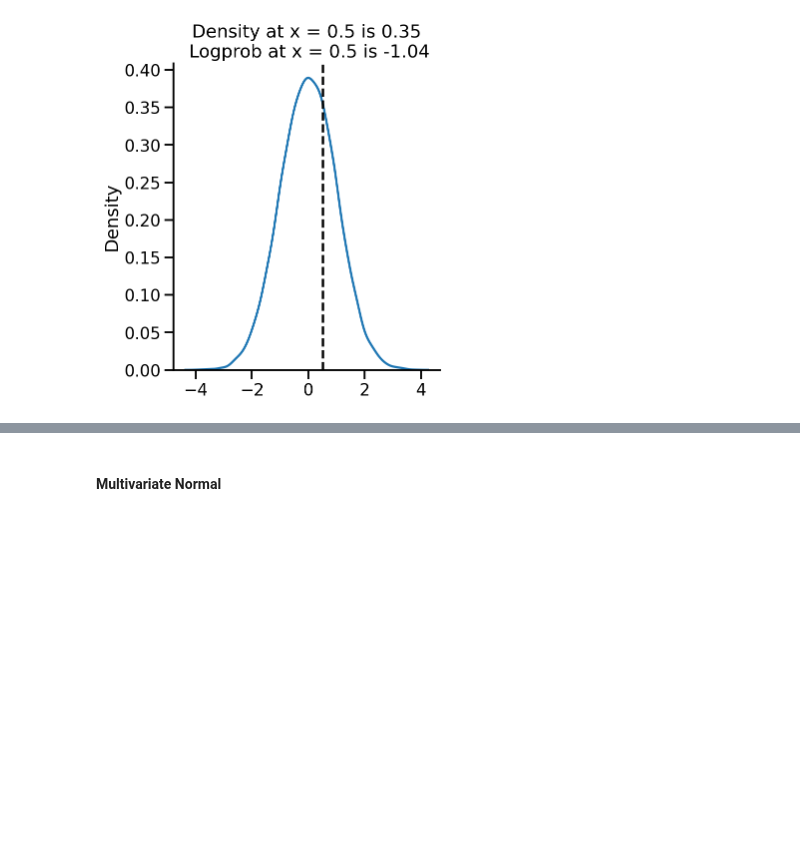
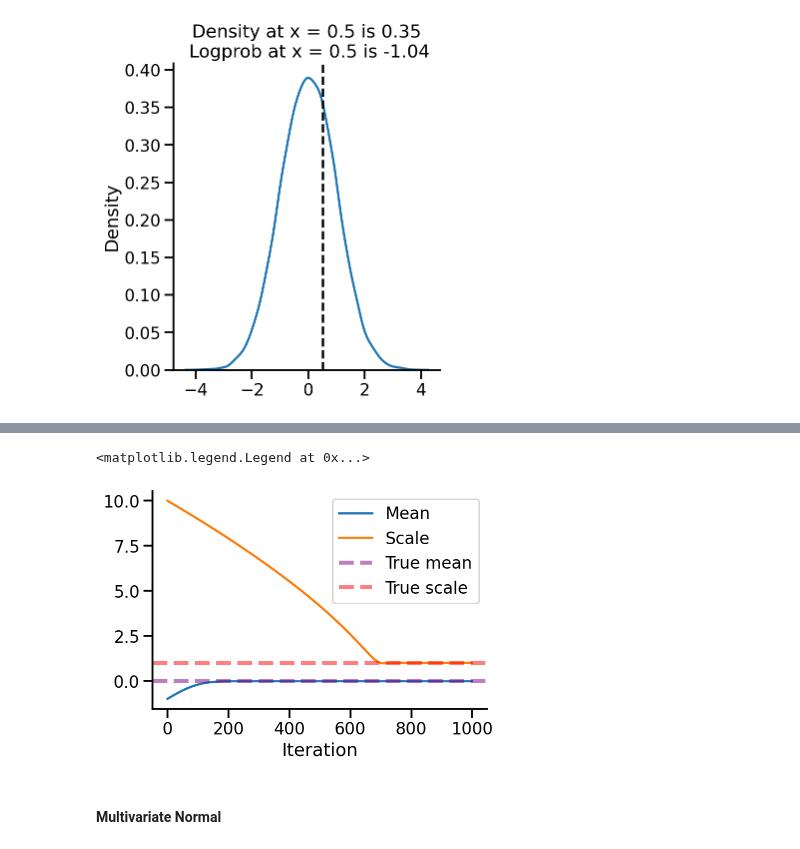
Before and after one commit to nipunbatra/blog-old, a Jupyter notebook: _notebooks/2022-02-26-tfp-distributions.ipynb, the cells around one changed output, grey strips where cells are left out. Saved outputs shown, nothing was run; the diff lists cells and outputs as text; code cells hidden in the pictures; blank space fills up the shorter version.

```diff
--- a/_notebooks/2022-02-26-tfp-distributions.ipynb
+++ b/_notebooks/2022-02-26-tfp-distributions.ipynb
@@ -99,3 +239,15 @@ sns.displot(x2, kind='kde', fill=False)
+# %%
+df = pd.DataFrame({"Mean":vals_means, "Scale":vals_scale}, index=range(iterations))
+df.index.name = 'Iteration'
+# %%
+df.plot(alpha=1)
+sns.despine()
+plt.axhline(0, linestyle='--', lw = 4, label = 'True mean', alpha=0.5, color='purple')
+plt.axhline(1, linestyle='--', lw = 4, label = 'True scale', alpha=0.5, color='red')
+plt.legend()
+# %% [output]
+<matplotlib.legend.Legend at 0x...>
+[figure, added]
 # %% [markdown]
 #### Multivariate Normal
 # %%
```
Also changed, not shown: parts of 27 cells of this notebook.
